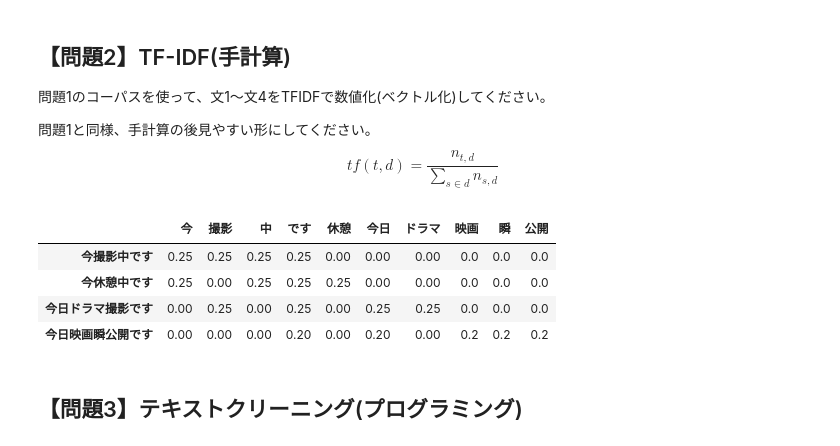
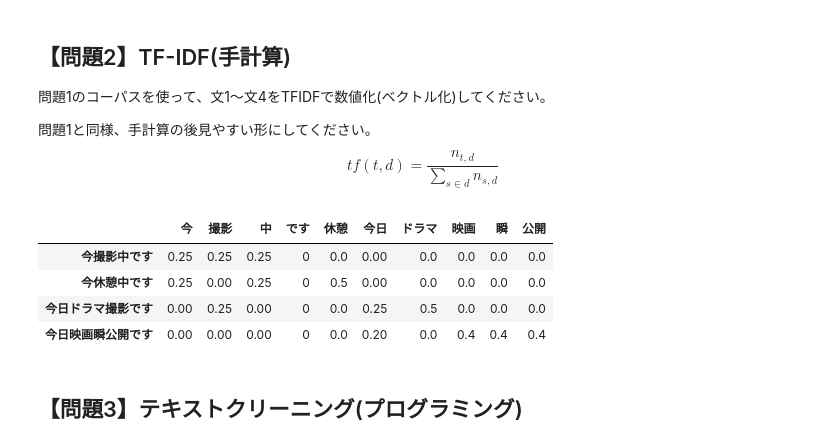
Before and after one commit to komiya-m/diveintocode-ml, a Jupyter notebook: sprint22/sprint22-nlp-intro.ipynb, the cells around one changed output. Drawn from its saved outputs; the diff is of its cells as text; code cells hidden in the pictures.

```diff
--- a/sprint22/sprint22-nlp-intro.ipynb
+++ b/sprint22/sprint22-nlp-intro.ipynb
@@ -53,17 +53,19 @@ $$
 # %%
 vocabulary = ["今", "撮影", "中", "です", "休憩", "今日", "ドラマ", "映画", "瞬", "公開"]
 ms_kk_texts = ["今撮影中です", "今休憩中です", "今日ドラマ撮影です", "今日映画瞬公開です"]
-texts_vec = [[0.25,0.25,0.25,0.25,0,0,0,0,0,0],[0.25,0,0.25,0.25,0.25,0,0,0,0,0],
-                 [0,0.25,0,0.25,0,0.25,0.25,0,0,0],[0,0,0,0.2,0,0.2,0,0.2,0.2,0.2]]
+texts_vec = [[0.25,0.25,0.25,0,0,0,0,0,0,0],
+                 [0.25,0,0.25,0,0.5,0,0,0,0,0],
+                 [0,0.25,0,0,0,0.25,0.5,0,0,0],
+                 [0,0,0,0,0,0.2,0,0.4,0.4,0.4]]
 
 df_bow_1gram = pd.DataFrame(data = texts_vec, columns = vocabulary, index = ms_kk_texts)
 df_bow_1gram
 # %% [output]
 |  | 今 | 撮影 | 中 | です | 休憩 | 今日 | ドラマ | 映画 | 瞬 | 公開 |
-| 今撮影中です | 0.25 | 0.25 | 0.25 | 0.25 | 0.00 | 0.00 | 0.00 | 0.0 | 0.0 | 0.0 |
-| 今休憩中です | 0.25 | 0.00 | 0.25 | 0.25 | 0.25 | 0.00 | 0.00 | 0.0 | 0.0 | 0.0 |
-| 今日ドラマ撮影です | 0.00 | 0.25 | 0.00 | 0.25 | 0.00 | 0.25 | 0.25 | 0.0 | 0.0 | 0.0 |
-| 今日映画瞬公開です | 0.00 | 0.00 | 0.00 | 0.20 | 0.00 | 0.20 | 0.00 | 0.2 | 0.2 | 0.2 |
+| 今撮影中です | 0.25 | 0.25 | 0.25 | 0 | 0.0 | 0.00 | 0.0 | 0.0 | 0.0 | 0.0 |
+| 今休憩中です | 0.25 | 0.00 | 0.25 | 0 | 0.5 | 0.00 | 0.0 | 0.0 | 0.0 | 0.0 |
+| 今日ドラマ撮影です | 0.00 | 0.25 | 0.00 | 0 | 0.0 | 0.25 | 0.5 | 0.0 | 0.0 | 0.0 |
+| 今日映画瞬公開です | 0.00 | 0.00 | 0.00 | 0 | 0.0 | 0.20 | 0.0 | 0.4 | 0.4 | 0.4 |
 # %% [markdown]
 ## 【問題3】テキストクリーニング(プログラミング)
 # %%
```
Also changed, not shown: parts of 2 cells of this notebook.
